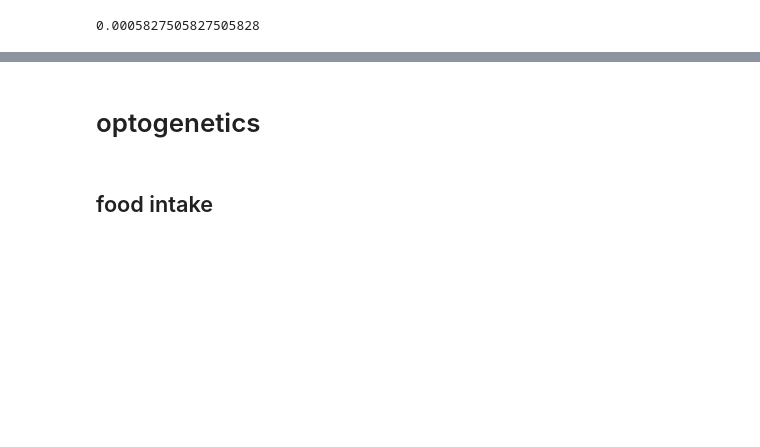
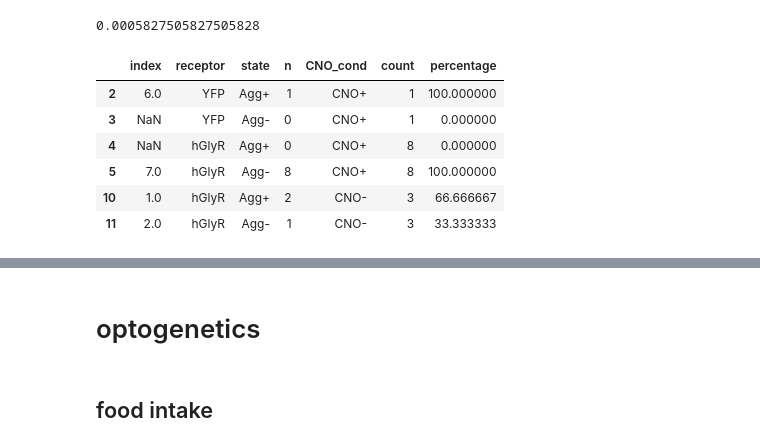
Before and after one commit to FrancisCrickInstitute/negative_parental_switch, a Jupyter notebook: NPW_manipulation/NPW_manipulation.ipynb, the cells around one changed output, grey strips where cells are left out. Cells and saved outputs as stored; diff of their text form; code cells hidden in the pictures; blank space fills up the shorter version.

```diff
--- a/NPW_manipulation/NPW_manipulation.ipynb
+++ b/NPW_manipulation/NPW_manipulation.ipynb
@@ -120,4 +154,14 @@ _, p  =  stats.fisher_exact([[7, 0], [0, 7]])
 print(p)
 # %% [output]
 0.0005827505827505828
+# %%
+per_hgly
+# %% [output]
+|  | index | receptor | state | n | CNO_cond | count | percentage |
+| 2 | 6.0 | YFP | Agg+ | 1 | CNO+ | 1 | 100.000000 |
+| 3 | NaN | YFP | Agg- | 0 | CNO+ | 1 | 0.000000 |
+| 4 | NaN | hGlyR | Agg+ | 0 | CNO+ | 8 | 0.000000 |
+| 5 | 7.0 | hGlyR | Agg- | 8 | CNO+ | 8 | 100.000000 |
+| 10 | 1.0 | hGlyR | Agg+ | 2 | CNO- | 3 | 66.666667 |
+| 11 | 2.0 | hGlyR | Agg- | 1 | CNO- | 3 | 33.333333 |
 # %%
```
Also changed, not shown: parts of 6 cells of this notebook, 33 other files.
